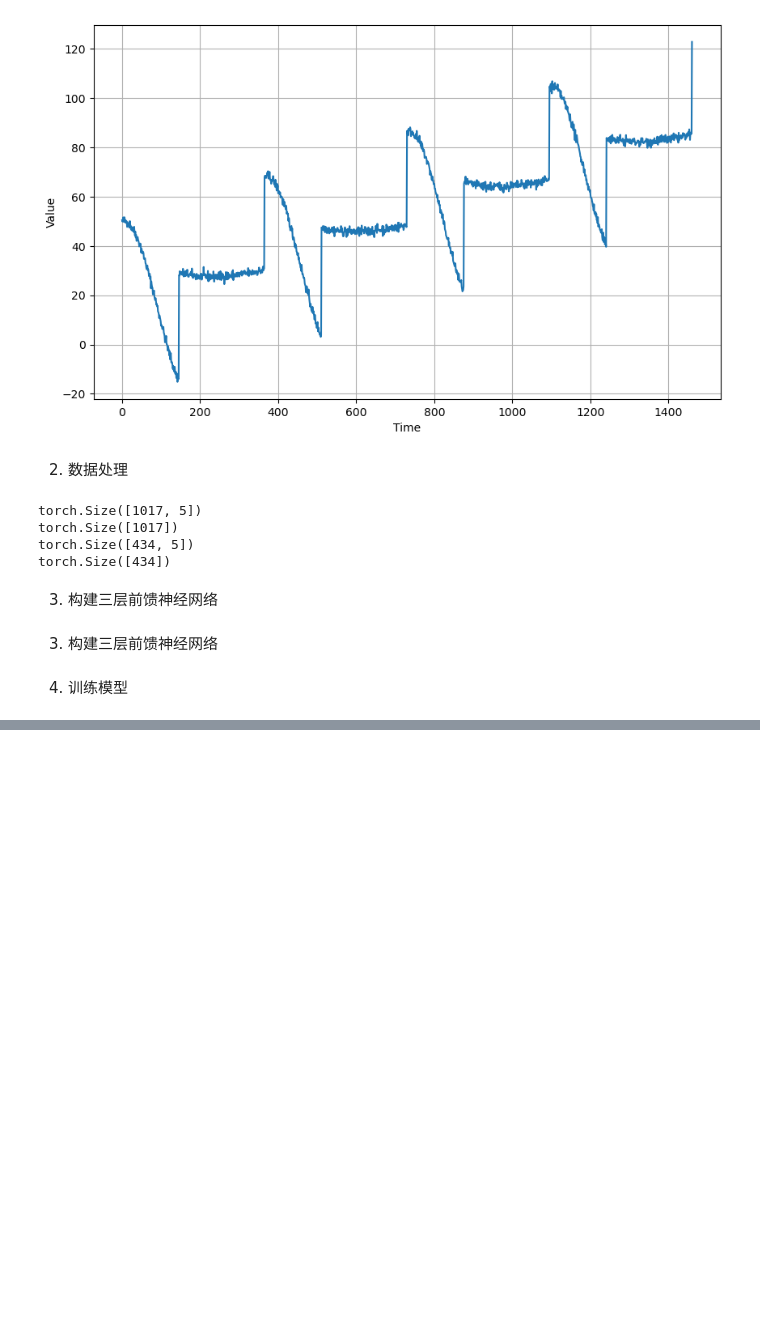
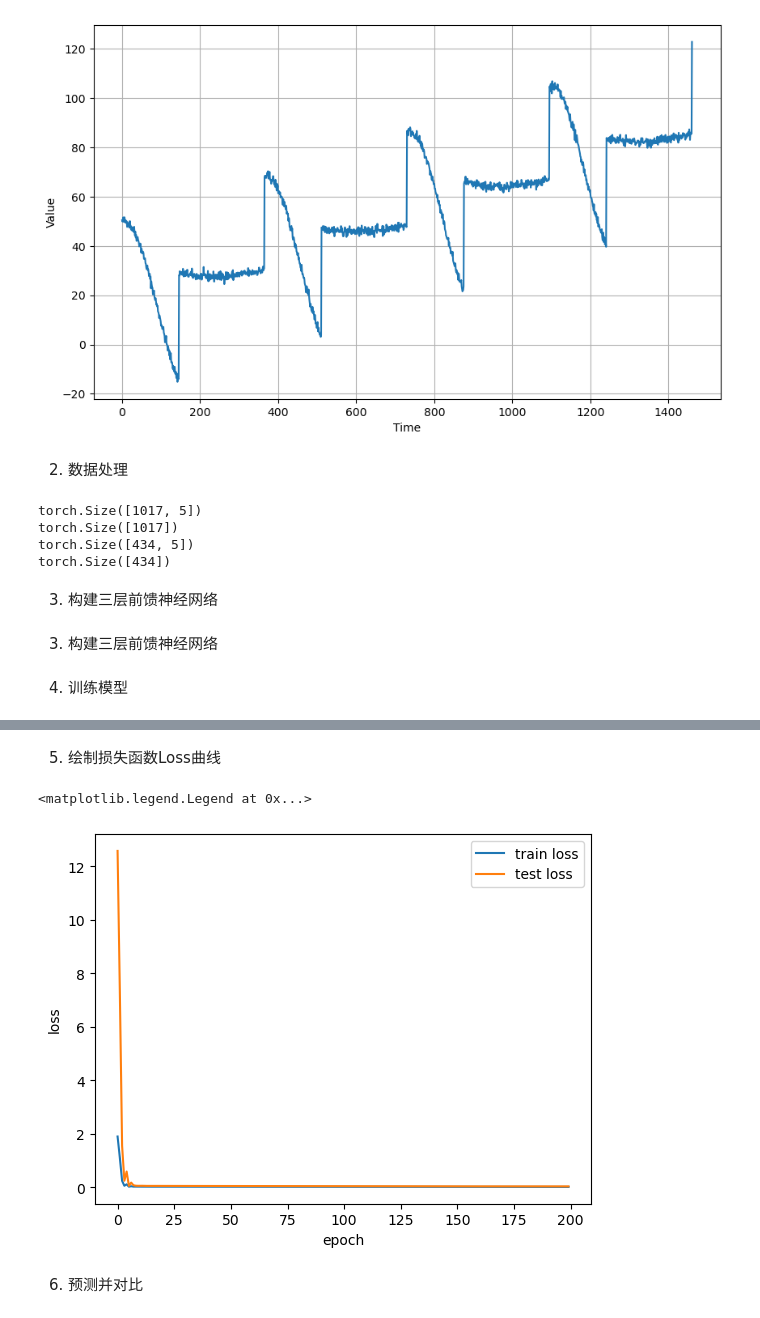
Before and after one commit to wyfdapig/learn_code, a Jupyter notebook: TStest/test3/homework1.ipynb, the cells around one changed output, grey strips where cells are left out. Cells and saved outputs as stored; diff of their text form; code cells hidden in the pictures; blank space fills up the shorter version.

```diff
--- a/TStest/test3/homework1.ipynb
+++ b/TStest/test3/homework1.ipynb
@@ -266,4 +267,9 @@ for epoch in range(num_epochs): # 外循环训练一轮
         # 更新参数
         optimizer.step()
 
-    # 该轮
+    # 该轮训练结束后，计算训练集和测试集的损失（每个样本的平均损失）
+    train_l = loss(net(train_feature), train_label).mean().item()
+    test_l = loss(net(test_feature), test_label).mean().item()
+    train_loss.append(train_l)
+    test_loss.append(test_l)
+    print('epoch %d, train loss %f, test loss %f' % (epoch, train_l, test_l))
@@ -269,0 +294,14 @@ for epoch in range(num_epochs): # 外循环训练一轮
+# %% [markdown]
+5. 绘制损失函数Loss曲线
+# %%
+x = np.arange(num_epochs)
+plt.plot(x, train_loss, label='train loss', linewidth=1.5)
+plt.plot(x, test_loss, label='test loss', linewidth=1.5)
+plt.xlabel('epoch')
+plt.ylabel('loss')
+plt.legend()
+# %% [output]
+<matplotlib.legend.Legend at 0x...>
+[figure, added]
+# %% [markdown]
+6. 预测并对比
```
Also changed, not shown: parts of 4 cells of this notebook, 1 other file.
